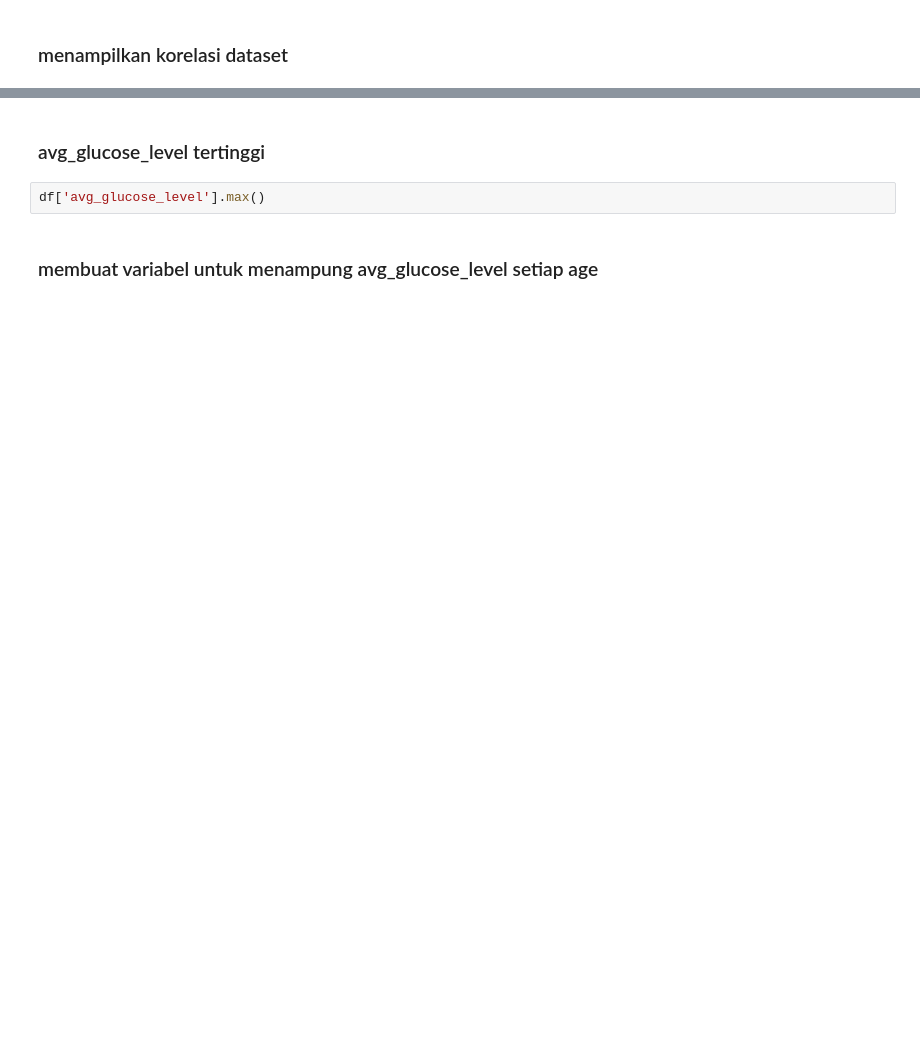
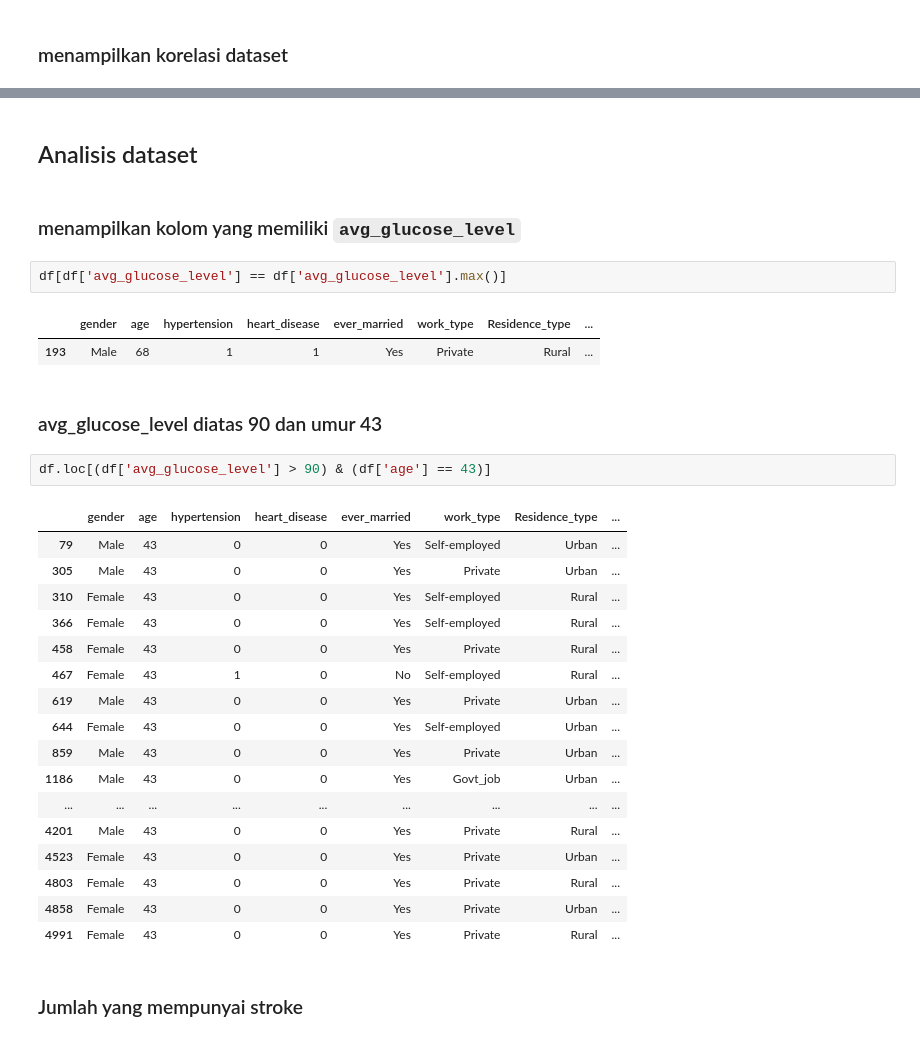
Before and after one commit to AgungYogaSetiawan/Kumpulan-Latihan-Data-Science, a Jupyter notebook: Latihan Data Science/Stroke Prediction.ipynb, the cells around one changed output, grey strips where cells are left out. Drawn from its saved outputs; the diff is of its cells as text; blank space fills up the shorter version.

```diff
--- a/Latihan Data Science/Stroke Prediction.ipynb
+++ b/Latihan Data Science/Stroke Prediction.ipynb
@@ -77,6 +261,33 @@ df.corr()
+# %% [markdown]
+## Analisis dataset
+# %% [markdown]
+### menampilkan kolom yang memiliki `avg_glucose_level`
+# %%
+df[df['avg_glucose_level'] == df['avg_glucose_level'].max()]
+# %% [output]
+|  | gender | age | hypertension | heart_disease | ever_married | work_type | Residence_type | ... |
+| 193 | Male | 68 | 1 | 1 | Yes | Private | Rural | ... |
 # %% [markdown]
-### avg_glucose_level tertinggi
+### avg_glucose_level diatas 90 dan umur 43
 # %%
-df['avg_glucose_level'].max()
+df.loc[(df['avg_glucose_level'] > 90) & (df['age'] == 43)]
+# %% [output]
+|  | gender | age | hypertension | heart_disease | ever_married | work_type | Residence_type | ... |
+| 79 | Male | 43 | 0 | 0 | Yes | Self-employed | Urban | ... |
+| 305 | Male | 43 | 0 | 0 | Yes | Private | Urban | ... |
+| 310 | Female | 43 | 0 | 0 | Yes | Self-employed | Rural | ... |
+| 366 | Female | 43 | 0 | 0 | Yes | Self-employed | Rural | ... |
+| 458 | Female | 43 | 0 | 0 | Yes | Private | Rural | ... |
+| 467 | Female | 43 | 1 | 0 | No | Self-employed | Rural | ... |
+| 619 | Male | 43 | 0 | 0 | Yes | Private | Urban | ... |
+| 644 | Female | 43 | 0 | 0 | Yes | Self-employed | Urban | ... |
+| 859 | Male | 43 | 0 | 0 | Yes | Private | Urban | ... |
+| 1186 | Male | 43 | 0 | 0 | Yes | Govt_job | Urban | ... |
+| ... | ... | ... | ... | ... | ... | ... | ... | ... |
+| 4201 | Male | 43 | 0 | 0 | Yes | Private | Rural | ... |
+| 4523 | Female | 43 | 0 | 0 | Yes | Private | Urban | ... |
+| 4803 | Female | 43 | 0 | 0 | Yes | Private | Rural | ... |
+| 4858 | Female | 43 | 0 | 0 | Yes | Private | Urban | ... |
+| 4991 | Female | 43 | 0 | 0 | Yes | Private | Rural | ... |
-# %% [markdown]
-### membuat variabel untuk menampung avg_glucose_level setiap age
+# %% [markdown]
+### Jumlah yang mempunyai stroke
```
Also changed, not shown: parts of 44 cells of this notebook.
